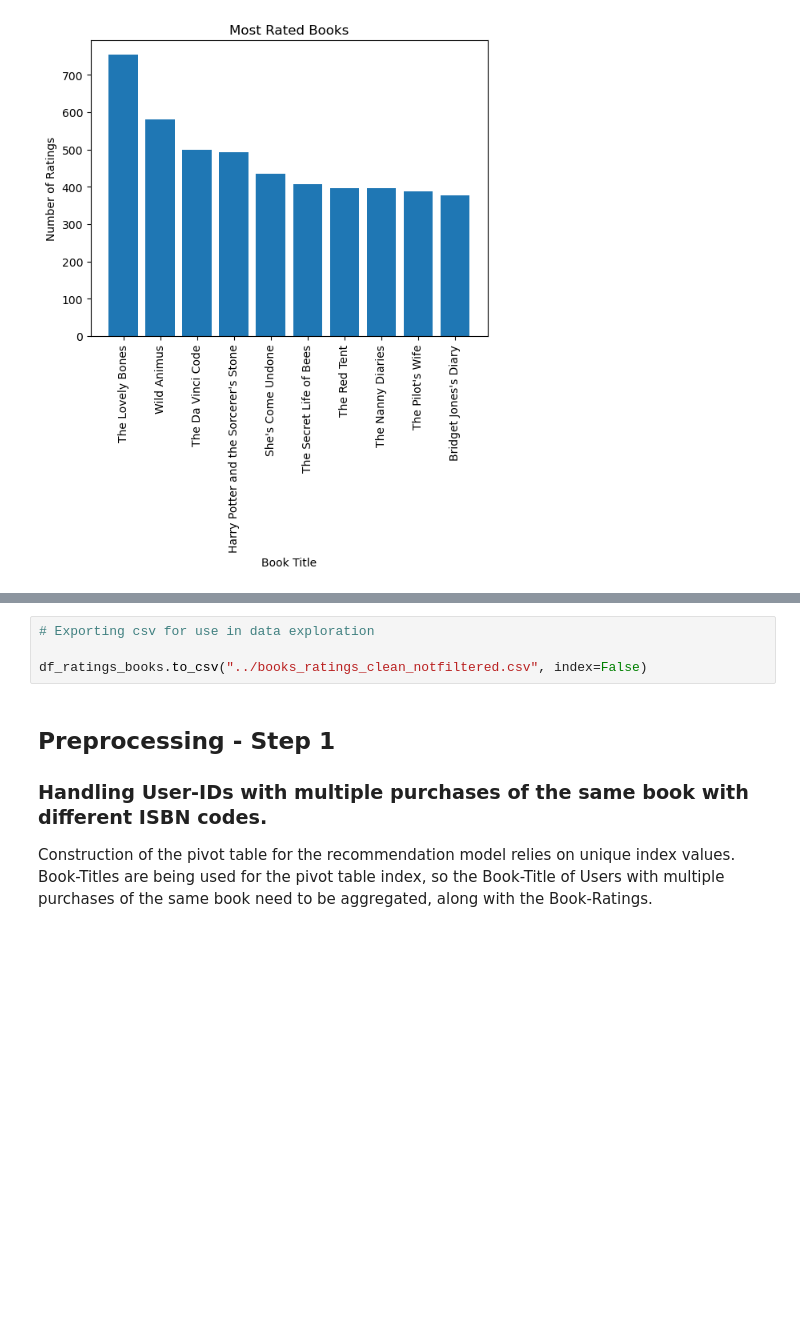
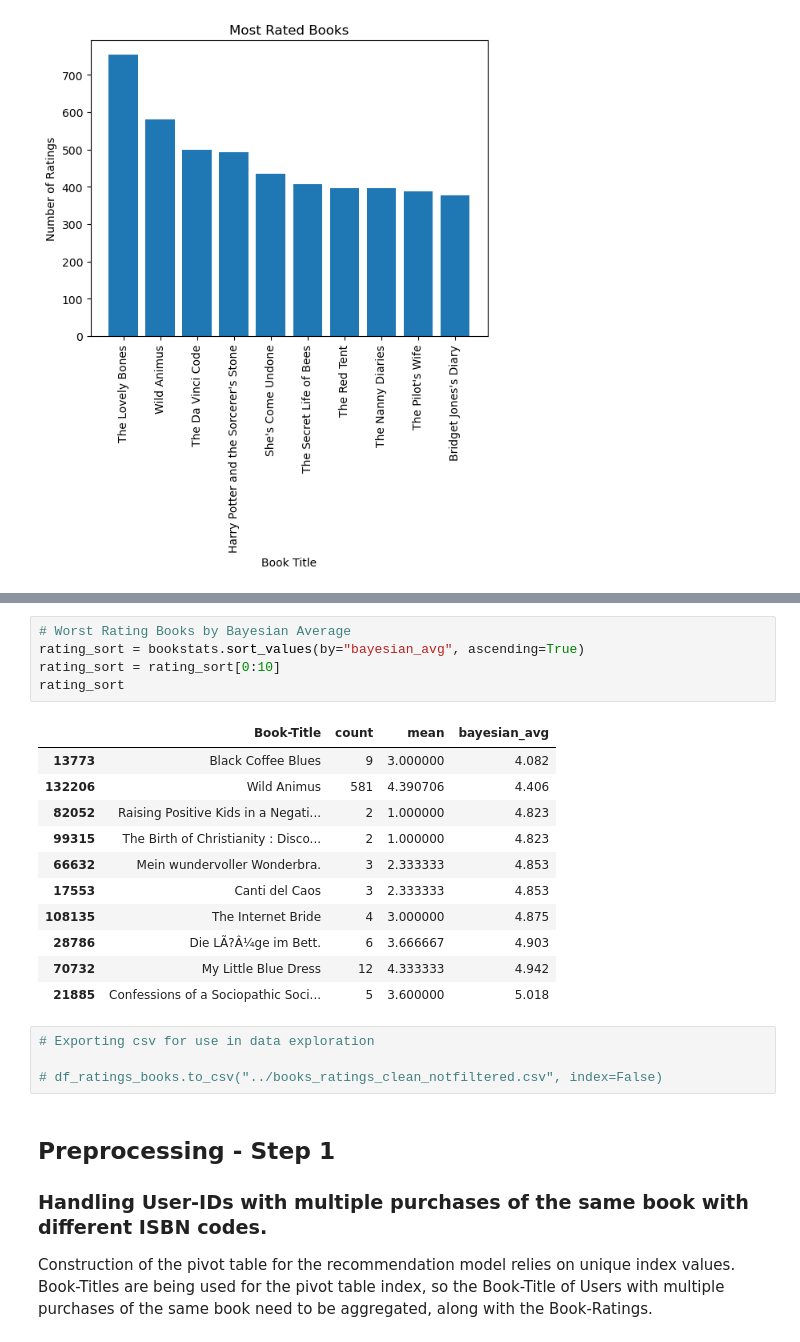
Before and after one commit to stephanielabelle/book_recommender, a Jupyter notebook: book_recommender.ipynb, the cells around one changed output, grey strips where cells are left out. Saved outputs shown, nothing was run; the diff lists cells and outputs as text; blank space fills up the shorter version.

```diff
--- a/book_recommender.ipynb
+++ b/book_recommender.ipynb
@@ -1099,7 +1300,24 @@ Text(0.5, 0, 'Book Title')
+# %%
+# Worst Rating Books by Bayesian Average
+rating_sort = bookstats.sort_values(by="bayesian_avg", ascending=True)
+rating_sort = rating_sort[0:10]
+rating_sort
+# %% [output]
+|  | Book-Title | count | mean | bayesian_avg |
+| 13773 | Black Coffee Blues | 9 | 3.000000 | 4.082 |
+| 132206 | Wild Animus | 581 | 4.390706 | 4.406 |
+| 82052 | Raising Positive Kids in a Negati... | 2 | 1.000000 | 4.823 |
+| 99315 | The Birth of Christianity : Disco... | 2 | 1.000000 | 4.823 |
+| 66632 | Mein wundervoller Wonderbra. | 3 | 2.333333 | 4.853 |
+| 17553 | Canti del Caos | 3 | 2.333333 | 4.853 |
+| 108135 | The Internet Bride | 4 | 3.000000 | 4.875 |
+| 28786 | Die LÃ?Â¼ge im Bett. | 6 | 3.666667 | 4.903 |
+| 70732 | My Little Blue Dress | 12 | 4.333333 | 4.942 |
+| 21885 | Confessions of a Sociopathic Soci... | 5 | 3.600000 | 5.018 |
 # %%
 # Exporting csv for use in data exploration
 
-df_ratings_books.to_csv("../books_ratings_clean_notfiltered.csv", index=False)
+# df_ratings_books.to_csv("../books_ratings_clean_notfiltered.csv", index=False)
 # %% [markdown]
 ## Preprocessing - Step 1
 ### Handling User-IDs with multiple purchases of the same book with different ISBN codes.
```
Also changed, not shown: parts of 42 cells of this notebook.
